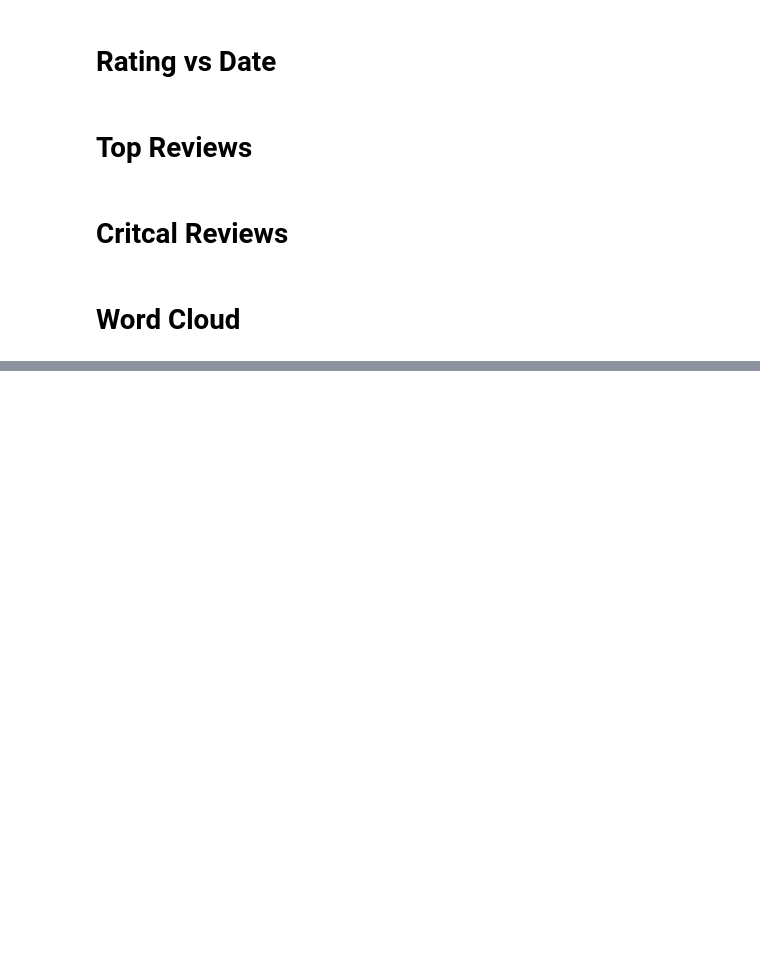
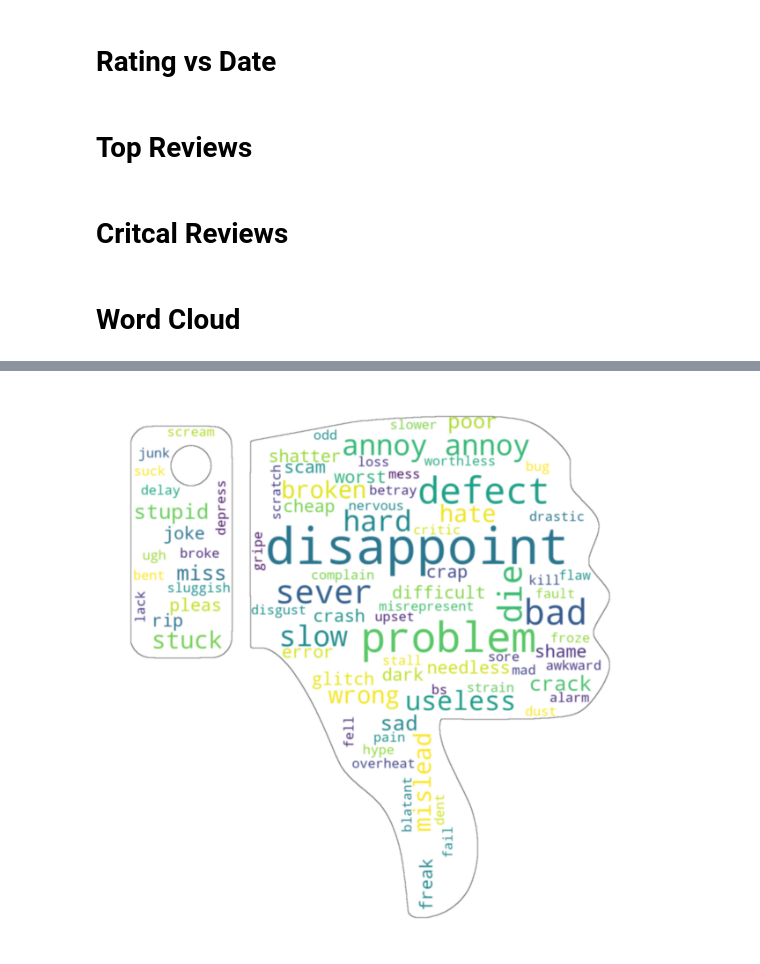
Before and after one commit to ethan-x11/Review-Reflector, a Jupyter notebook: analysis.ipynb, the cells around one changed output, grey strips where cells are left out. Drawn from its saved outputs; the diff is of its cells as text; code cells hidden in the pictures; blank space fills up the shorter version.

```diff
--- a/analysis.ipynb
+++ b/analysis.ipynb
@@ -167,5 +145,5 @@ plt.show()
 # %%
-negative_reviews_list = negative_reviews['translated_text'].tolist()
+negative_reviews_list = df.loc[df['label'] == 'negative', ['translated_text']]['translated_text'].tolist()
 word= []
 for i in negative_reviews_list:
     word.append(word_tokenize(i.lower()))
@@ -190,16 +168,18 @@ text_negative = ' '.join(negative_word_list)
 # %%
 THUMBS_DOWN_FILE = './Images/thumbs-down.png'
 icon = Image.open(THUMBS_DOWN_FILE)
 image_mask = Image.new(mode='RGB', size = icon.size, color=(255,255,255))
 image_mask.paste(icon, box = icon)
 rgb_array = np.array(image_mask)
 
 word_cloud = WordCloud(mask = rgb_array, background_color='white',contour_width=1, contour_color='black',
                       colormap='viridis')
 word_cloud.generate(text_negative)
 
-plt.figure(figsize=([16, 8]))
+plt.figure(figsize=([8, 8]))
 
 plt.imshow(word_cloud, interpolation='bicubic')
 plt.axis('off')
 plt.show()
+# %% [output]
+[figure, added]
```
Also changed, not shown: parts of 6 cells of this notebook, 2 other files.
